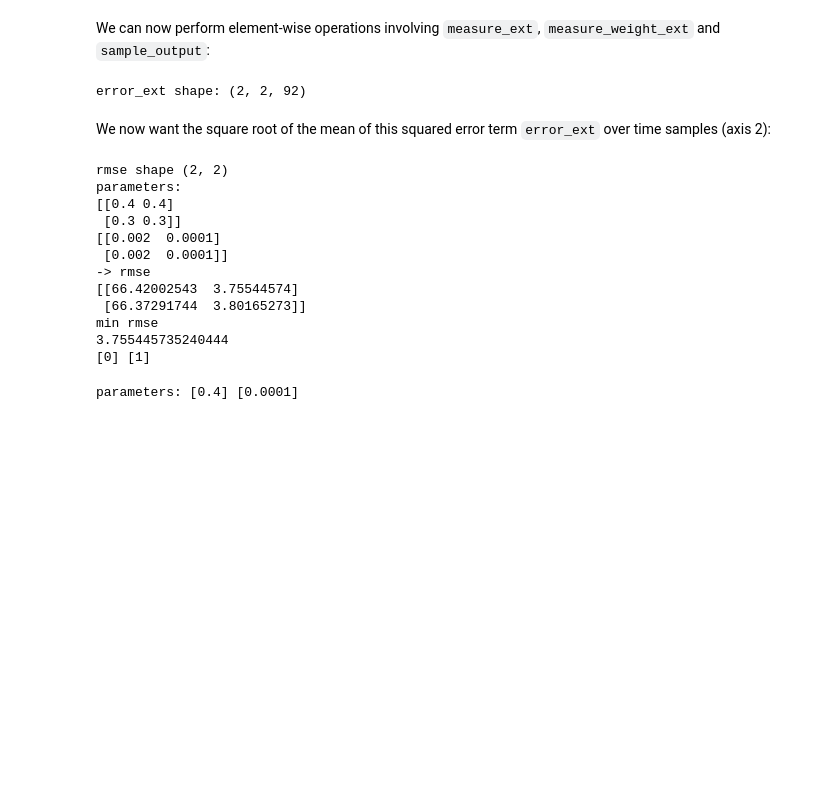
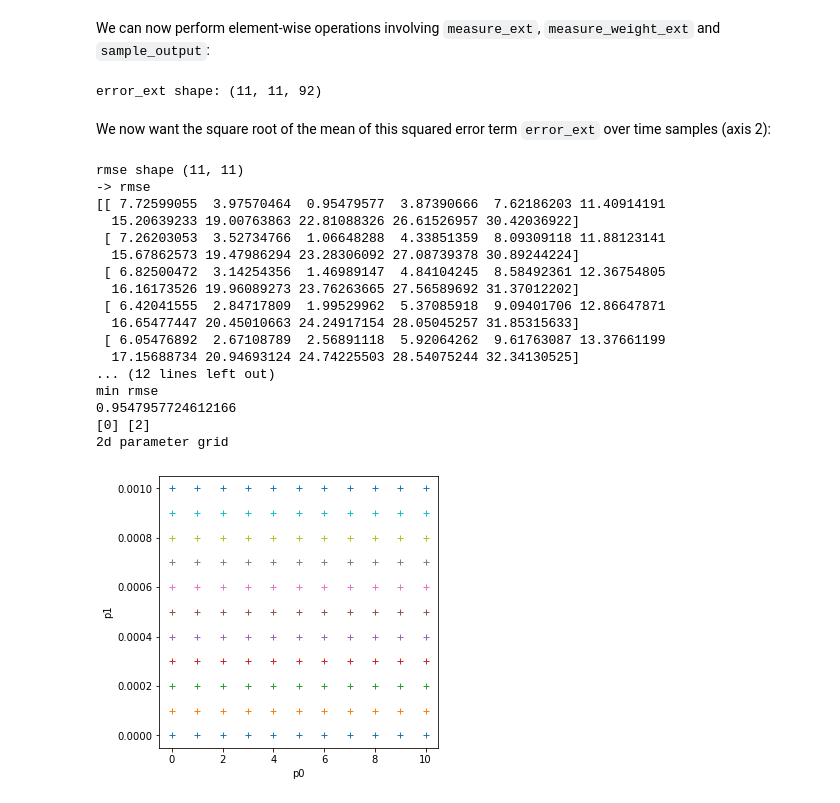
Before and after one commit to UCL-EO/geog0111, a Jupyter notebook: notebooks/050_Models.ipynb, the cells around one changed output. Drawn from its saved outputs; the diff is of its cells as text; code cells hidden in the pictures; blank space fills up the shorter version.

```diff
--- a/notebooks/050_Models.ipynb
+++ b/notebooks/050_Models.ipynb
@@ -217,6 +231,9 @@ Recall the material we covered in [032_More_numpy](032_More_numpy.ipynb#Reconcil
 # %%
-# make a dummy 2-D parameter array
-p0,p1 = np.array([[0.4,0.4],[0.3,0.3]]),np.array([[0.002,0.0001],[0.002,0.0001]])
+# Use mgrid as previously to define a 2D grid of parameters
+p0min,p0max,p0step = 0.0,10.0,1
+p1min,p1max,p1step = 0.0,0.001,0.0001
+p0,p1 = np.mgrid[p0min:p0max+p0step:p0step,\
+                 p1min:p1max+p1step:p1step]
 
 p0_ext      = p0[:,:,np.newaxis]
 p1_ext      = p1[:,:,np.newaxis]
@@ -280,34 +297,42 @@ error_ext = (sample_output - measure_ext)*measure_weight_ext
 error_ext = error_ext**2
 print(f'error_ext shape: {error_ext.shape}')
 # %% [output]
-error_ext shape: (2, 2, 92)
+error_ext shape: (11, 11, 92)
 # %% [markdown]
 We now want the square root of the mean of this squared error term `error_ext` over time samples (axis 2):
 # %%
 rmse = np.sqrt(np.mean(error_ext,axis=2))
 print(f'rmse shape {rmse.shape}')
-print(f'parameters:\n{p0}\n{p1}')
 print(f'-> rmse\n{rmse}')
 min_rmse = rmse.min()
 print(f'min rmse\n{min_rmse}')
 
 # use np.where to find the minimum
-ix,iy = np.where(rmse == min_rmse)
+ix,iy= np.where(rmse == min_rmse)
 print(ix,iy)
+
+fig, axs = plt.subplots(1,1,figsize=(5,5))
+axs.plot(p0,p1,'+')
+axs.set_xlabel('p0')
+axs.set_ylabel('p1')
+
+print('2d parameter grid')
 # %% [output]
-rmse shape (2, 2)
-parameters:
-[[0.4 0.4]
- [0.3 0.3]]
-[[0.002  0.0001]
- [0.002  0.0001]]
+rmse shape (11, 11)
 -> rmse
-[[66.42002543  3.75544574]
- [66.37291744  3.80165273]]
+[[ 7.72599055  3.97570464  0.95479577  3.87390666  7.62186203 11.40914191
+  15.20639233 19.00763863 22.81088326 26.61526957 30.42036922]
+ [ 7.26203053  3.52734766  1.06648288  4.33851359  8.09309118 11.88123141
+  15.67862573 19.47986294 23.28306092 27.08739378 30.89244224]
+ [ 6.82500472  3.14254356  1.46989147  4.84104245  8.58492361 12.36754805
+  16.16173526 19.96089273 23.76263665 27.56589692 31.37012202]
+ [ 6.42041555  2.84717809  1.99529962  5.37085918  9.09401706 12.86647871
+  16.65477447 20.45010663 24.24917154 28.05045257 31.85315633]
+ [ 6.05476892  2.67108789  2.56891118  5.92064262  9.61763087 13.37661199
+  17.15688734 20.94693124 24.74225503 28.54075244 32.34130525]
+... (12 lines left out)
 min rmse
-3.755445735240444
-[0] [1]
+0.9547957724612166
+[0] [2]
+2d parameter grid
+[figure, added]
-# %%
-print(f'parameters: {p0[ix,iy]} {p1[ix,iy]}')
-# %% [output]
-parameters: [0.4] [0.0001]
```
Also changed, not shown: parts of 53 cells of this notebook, 2 other files.
